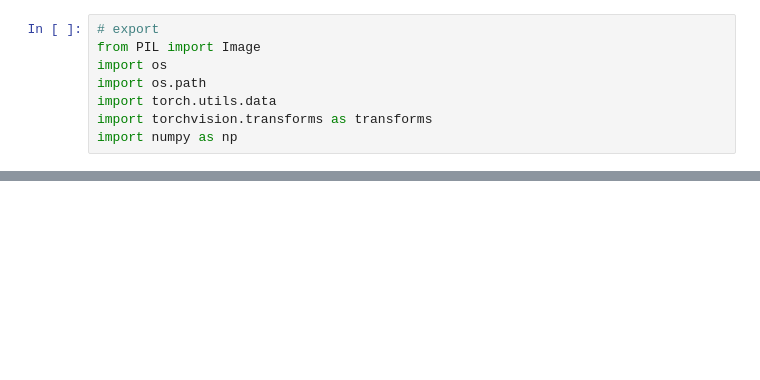
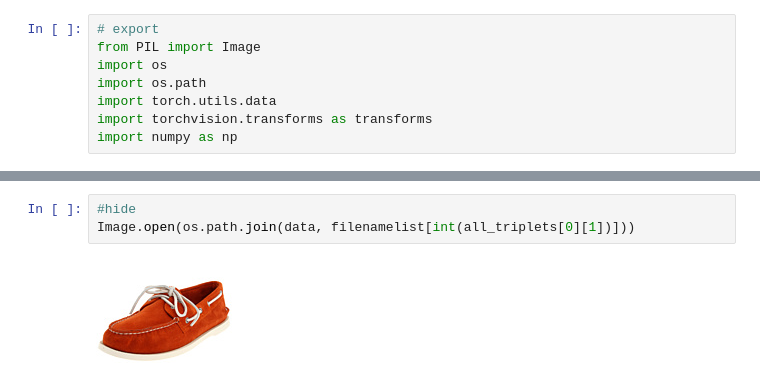
Before and after one commit to tezike/tripletnet, a Jupyter notebook: nbs/loader.ipynb, the cells around one changed output, grey strips where cells are left out. Drawn from its saved outputs; the diff is of its cells as text; blank space fills up the shorter version.

```diff
--- a/nbs/loader.ipynb
+++ b/nbs/loader.ipynb
@@ -70,0 +193,5 @@ class TripletImageLoader(torch.utils.data.Dataset):
+# %%
+#hide
+Image.open(os.path.join(data, filenamelist[int(all_triplets[0][1])]))
+# %% [output]
+[figure, added]
```
Also changed, not shown: parts of 23 cells of this notebook, 10 other files.
